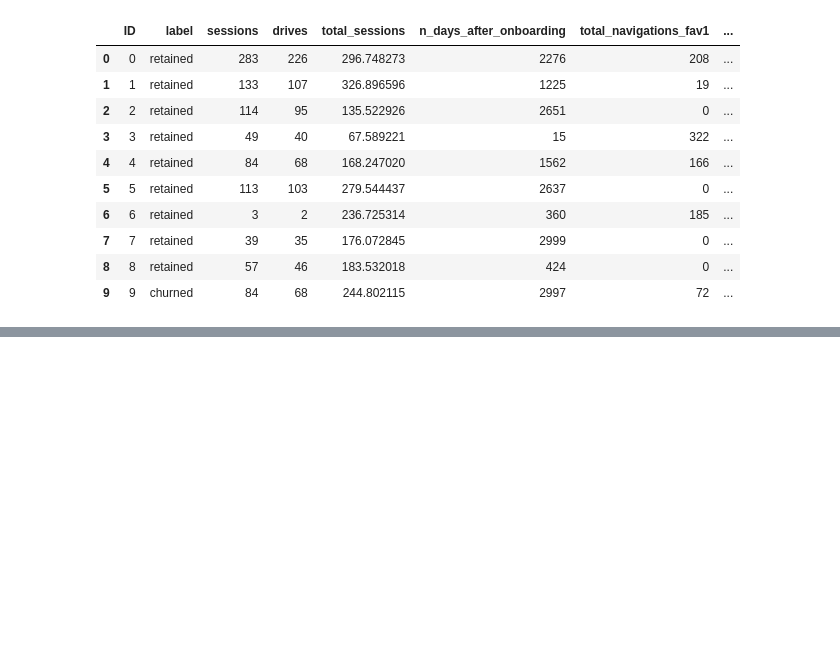
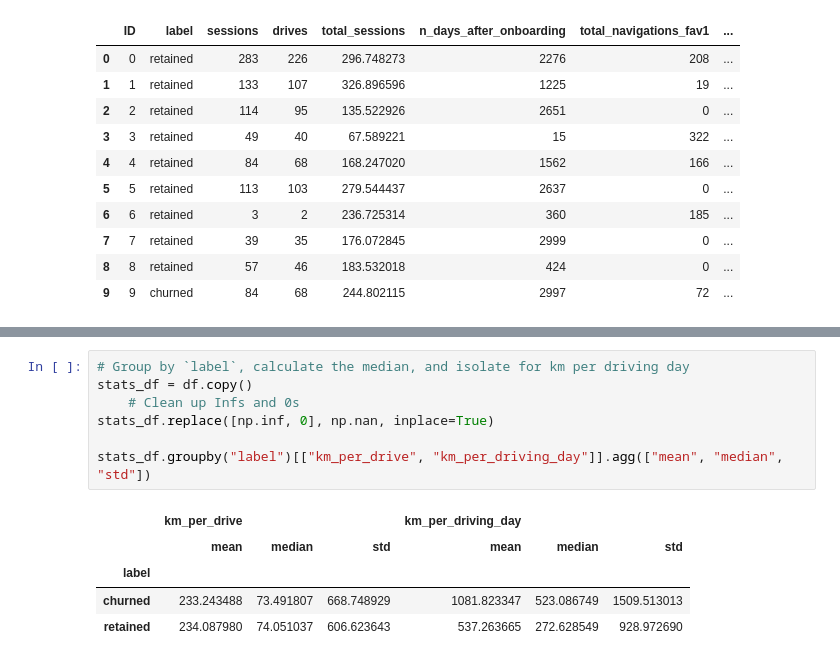
Before and after one commit to tros01/google_advanced_data_analytics, a Jupyter notebook: ga2_waze_py.ipynb, the cells around one changed output, grey strips where cells are left out. Drawn from its saved outputs; the diff is of its cells as text; blank space fills up the shorter version.

```diff
--- a/ga2_waze_py.ipynb
+++ b/ga2_waze_py.ipynb
@@ -134,0 +237,13 @@ df.groupby("device").apply(lambda x: x.isnull().sum())
+# %%
+# Group by `label`, calculate the median, and isolate for km per driving day
+stats_df = df.copy()
+    # Clean up Infs and 0s
+stats_df.replace([np.inf, 0], np.nan, inplace=True)
+
+stats_df.groupby("label")[["km_per_drive", "km_per_driving_day"]].agg(["mean", "median", "std"])
+# %% [output]
+|  | km_per_drive |  |  | km_per_driving_day |  |  |
+|  | mean | median | std | mean | median | std |
+| label |  |  |  |  |  |  |
+| churned | 233.243488 | 73.491807 | 668.748929 | 1081.823347 | 523.086749 | 1509.513013 |
+| retained | 234.087980 | 74.051037 | 606.623643 | 537.263665 | 272.628549 | 928.972690 |
```
Also changed, not shown: parts of 14 cells of this notebook.
